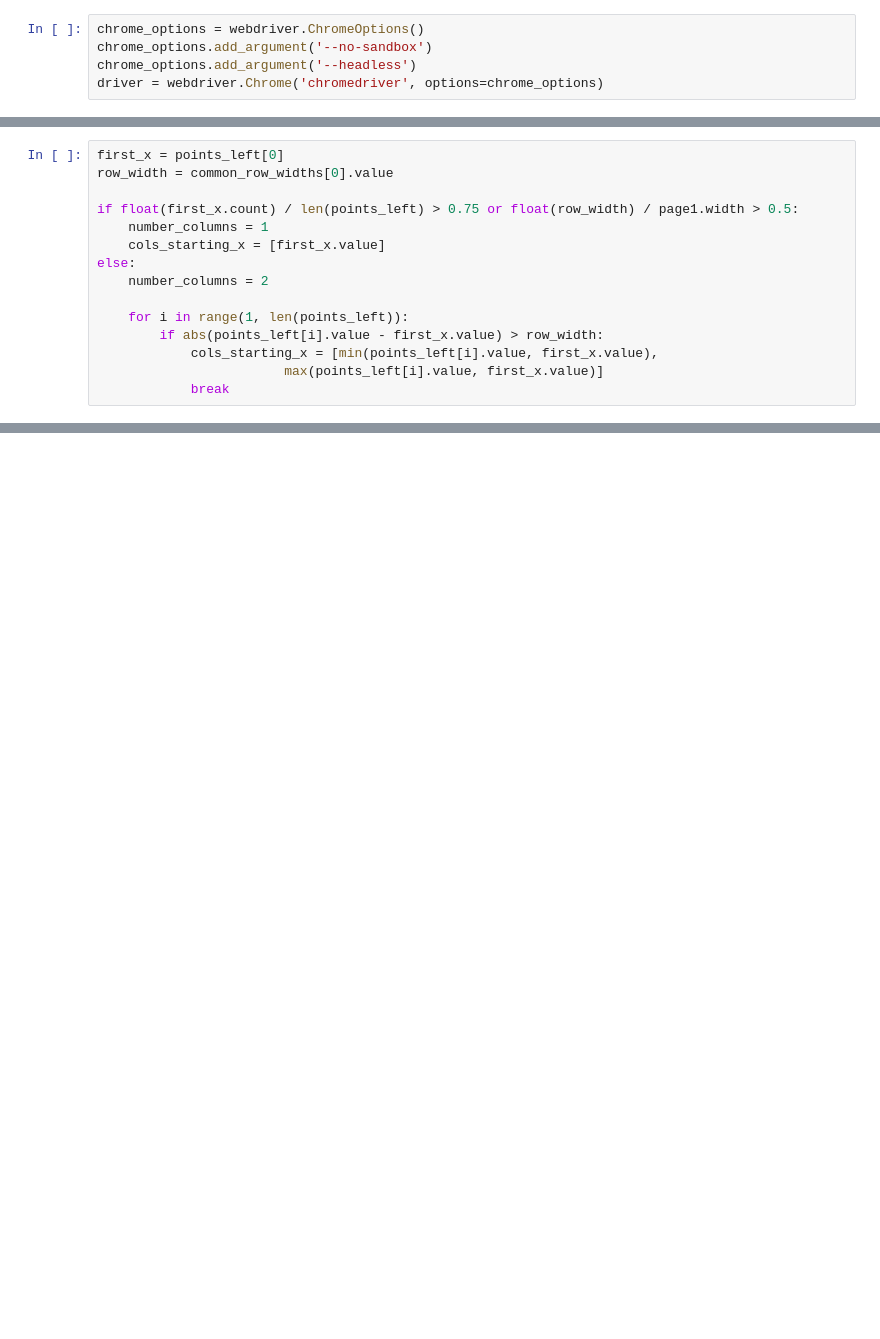
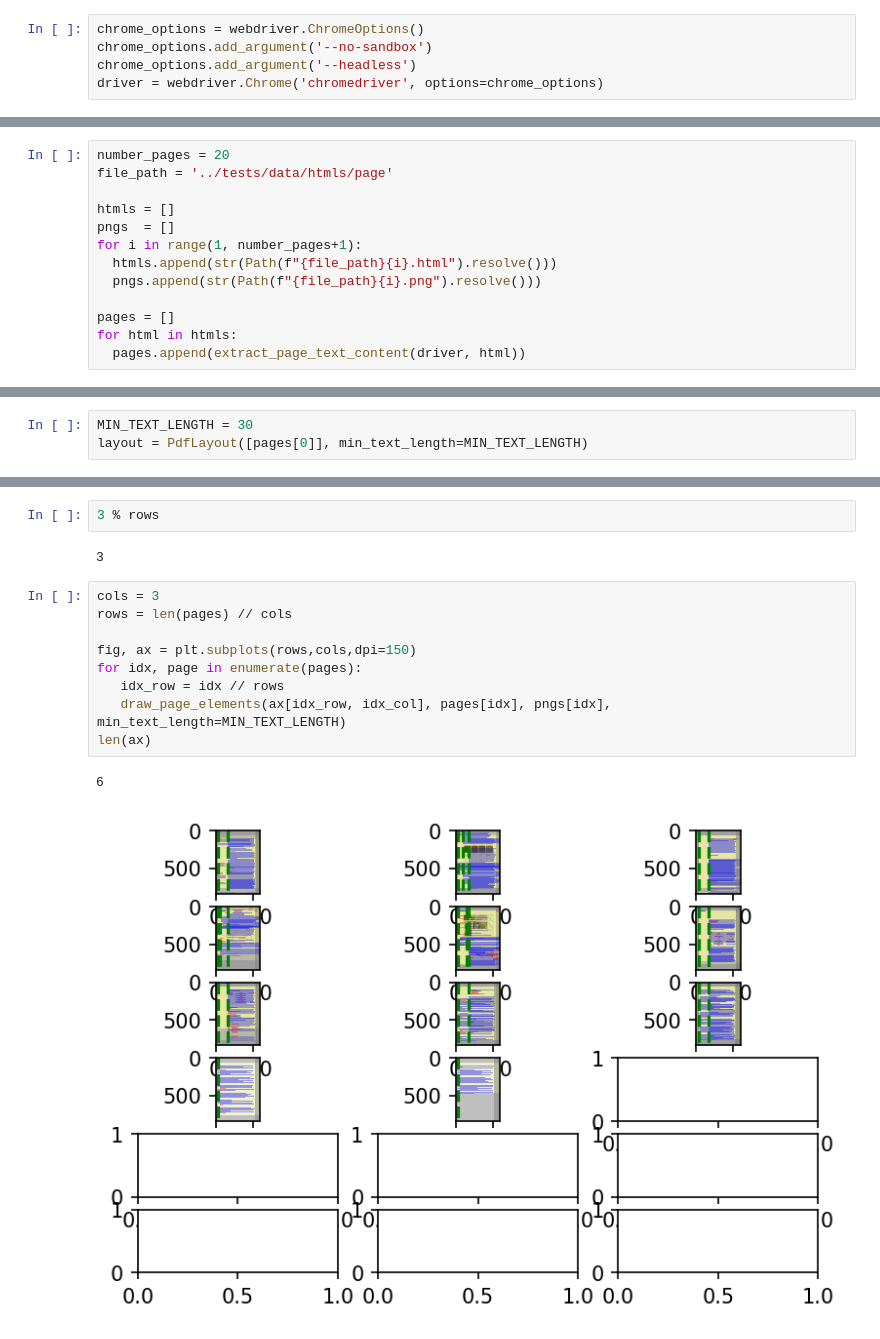
Before and after one commit to pengyuanli/PDFigCapX, a Jupyter notebook: nb/layout.ipynb, the cells around one changed output, grey strips where cells are left out. Cells and saved outputs as stored; diff of their text form; blank space fills up the shorter version.

Commit message:
layout calculations and description on notebook

```diff
--- a/nb/layout.ipynb
+++ b/nb/layout.ipynb
@@ -130,15 +24,0 @@ Calculate columns length
-# %%
-first_x = points_left[0]
-row_width = common_row_widths[0].value
-
-if float(first_x.count) / len(points_left) > 0.75 or float(row_width) / page1.width > 0.5:
-    number_columns = 1
-    cols_starting_x = [first_x.value]
-else:
-    number_columns = 2
-
-    for i in range(1, len(points_left)):
-        if abs(points_left[i].value - first_x.value) > row_width:
-            cols_starting_x = [min(points_left[i].value, first_x.value),
-                        max(points_left[i].value, first_x.value)]
-            break
@@ -231,0 +31,13 @@ x_bar_right
+# %%
+number_pages = 20
+file_path = '../tests/data/htmls/page'
+
+htmls = []
+pngs  = []
+for i in range(1, number_pages+1):
+  htmls.append(str(Path(f"{file_path}{i}.html").resolve()))
+  pngs.append(str(Path(f"{file_path}{i}.png").resolve()))
+
+pages = []
+for html in htmls:
+  pages.append(extract_page_text_content(driver, html))
@@ -231,0 +46,3 @@ x_bar_right
+# %%
+MIN_TEXT_LENGTH = 30
+layout = PdfLayout([pages[0]], min_text_length=MIN_TEXT_LENGTH)
@@ -231,0 +105,16 @@ x_bar_right
+# %%
+3 % rows
+# %% [output]
+3
+# %%
+cols = 3
+rows = len(pages) // cols
+
+fig, ax = plt.subplots(rows,cols,dpi=150)
+for idx, page in enumerate(pages):
+   idx_row = idx // rows
+   draw_page_elements(ax[idx_row, idx_col], pages[idx], pngs[idx], min_text_length=MIN_TEXT_LENGTH)
+len(ax)
+# %% [output]
+6
+[figure, added]
```
Also changed, not shown: parts of 24 cells of this notebook, 39 other files.
